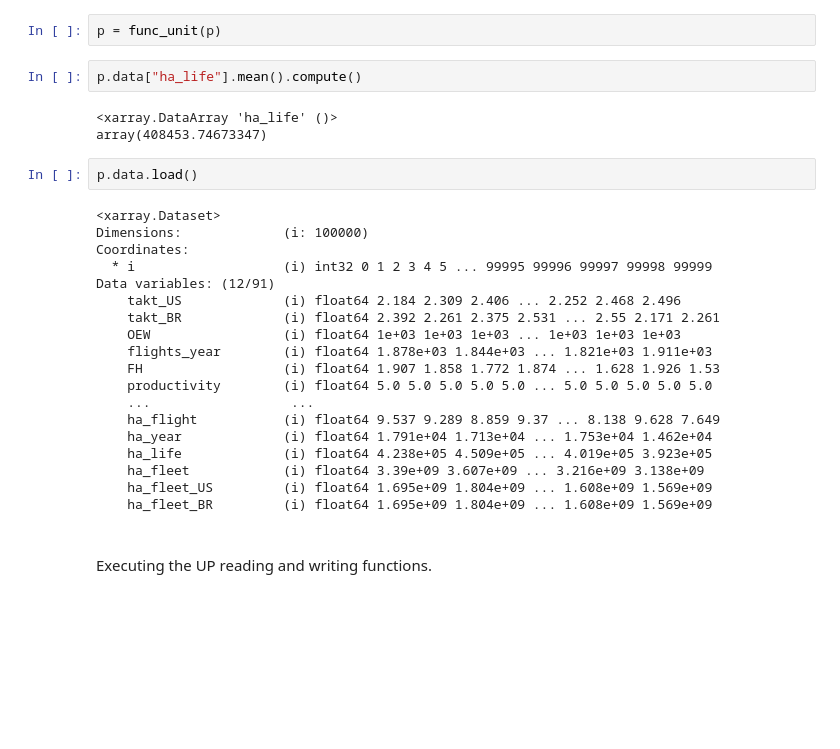
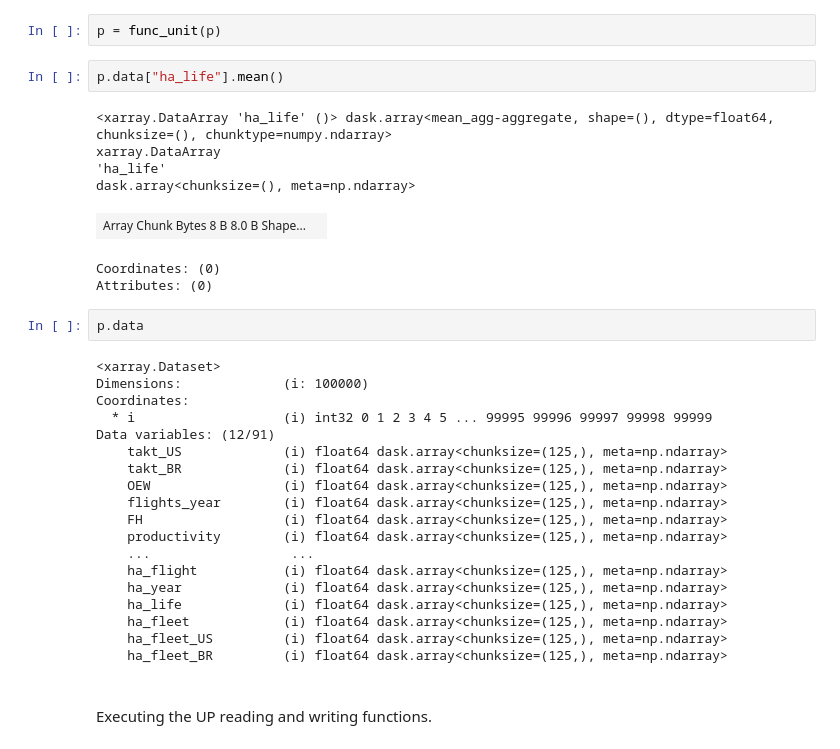
Before and after one commit to gparolin/AEco, a Jupyter notebook: Scripts/calc.ipynb, the cells around one changed output. Saved outputs shown, nothing was run; the diff lists cells and outputs as text; blank space fills up the shorter version.

```diff
--- a/Scripts/calc.ipynb
+++ b/Scripts/calc.ipynb
@@ -43,31 +43,36 @@ Then, we run the function that calculates the functional unit for the study.
 # %%
 p = func_unit(p)
 # %%
-p.data["ha_life"].mean().compute()
+p.data["ha_life"].mean()
 # %% [output]
-<xarray.DataArray 'ha_life' ()>
-array(408453.74673347)
+<xarray.DataArray 'ha_life' ()> dask.array<mean_agg-aggregate, shape=(), dtype=float64, chunksize=(), chunktype=numpy.ndarray>
+xarray.DataArray
+'ha_life'
+dask.array<chunksize=(), meta=np.ndarray>
+| Array Chunk Bytes 8 B 8.0 B Shape... |  |
+Coordinates: (0)
+Attributes: (0)
 # %%
-p.data.load()
+p.data
 # %% [output]
 <xarray.Dataset>
 Dimensions:             (i: 100000)
 Coordinates:
   * i                   (i) int32 0 1 2 3 4 5 ... 99995 99996 99997 99998 99999
 Data variables: (12/91)
-    takt_US             (i) float64 2.184 2.309 2.406 ... 2.252 2.468 2.496
-    takt_BR             (i) float64 2.392 2.261 2.375 2.531 ... 2.55 2.171 2.261
-    OEW                 (i) float64 1e+03 1e+03 1e+03 ... 1e+03 1e+03 1e+03
-    flights_year        (i) float64 1.878e+03 1.844e+03 ... 1.821e+03 1.911e+03
-    FH                  (i) float64 1.907 1.858 1.772 1.874 ... 1.628 1.926 1.53
-    productivity        (i) float64 5.0 5.0 5.0 5.0 5.0 ... 5.0 5.0 5.0 5.0 5.0
+    takt_US             (i) float64 dask.array<chunksize=(125,), meta=np.ndarray>
+    takt_BR             (i) float64 dask.array<chunksize=(125,), meta=np.ndarray>
+    OEW                 (i) float64 dask.array<chunksize=(125,), meta=np.ndarray>
+    flights_year        (i) float64 dask.array<chunksize=(125,), meta=np.ndarray>
+    FH                  (i) float64 dask.array<chunksize=(125,), meta=np.ndarray>
+    productivity        (i) float64 dask.array<chunksize=(125,), meta=np.ndarray>
     ...                  ...
-    ha_flight           (i) float64 9.537 9.289 8.859 9.37 ... 8.138 9.628 7.649
-    ha_year             (i) float64 1.791e+04 1.713e+04 ... 1.753e+04 1.462e+04
-    ha_life             (i) float64 4.238e+05 4.509e+05 ... 4.019e+05 3.923e+05
-    ha_fleet            (i) float64 3.39e+09 3.607e+09 ... 3.216e+09 3.138e+09
-    ha_fleet_US         (i) float64 1.695e+09 1.804e+09 ... 1.608e+09 1.569e+09
-    ha_fleet_BR         (i) float64 1.695e+09 1.804e+09 ... 1.608e+09 1.569e+09
+    ha_flight           (i) float64 dask.array<chunksize=(125,), meta=np.ndarray>
+    ha_year             (i) float64 dask.array<chunksize=(125,), meta=np.ndarray>
+    ha_life             (i) float64 dask.array<chunksize=(125,), meta=np.ndarray>
+    ha_fleet            (i) float64 dask.array<chunksize=(125,), meta=np.ndarray>
+    ha_fleet_US         (i) float64 dask.array<chunksize=(125,), meta=np.ndarray>
+    ha_fleet_BR         (i) float64 dask.array<chunksize=(125,), meta=np.ndarray>
 # %% [markdown]
 <br></br>
 Executing the UP reading and writing functions.
```
Also changed, not shown: parts of 10 cells of this notebook, 5 other files.
